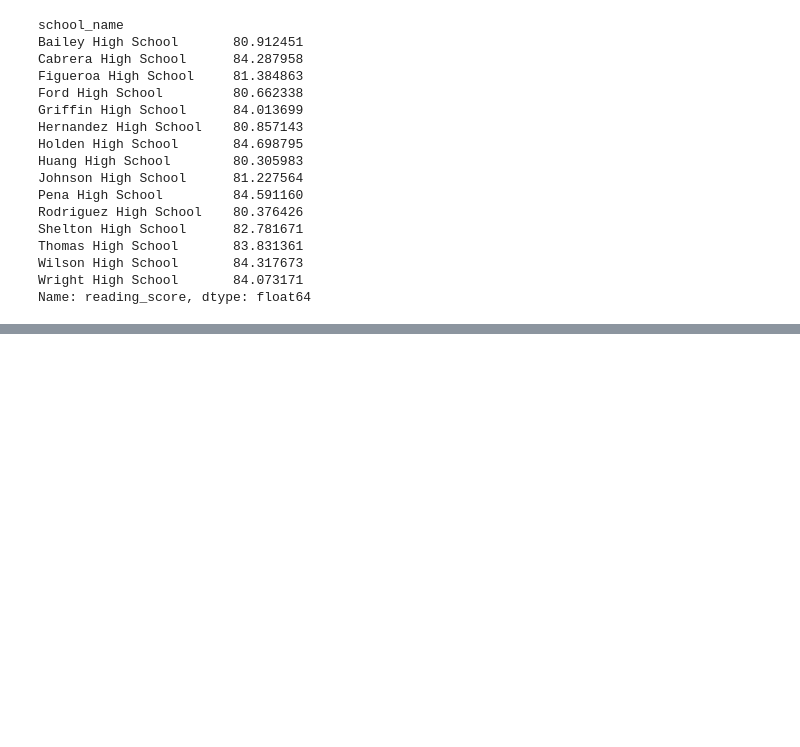
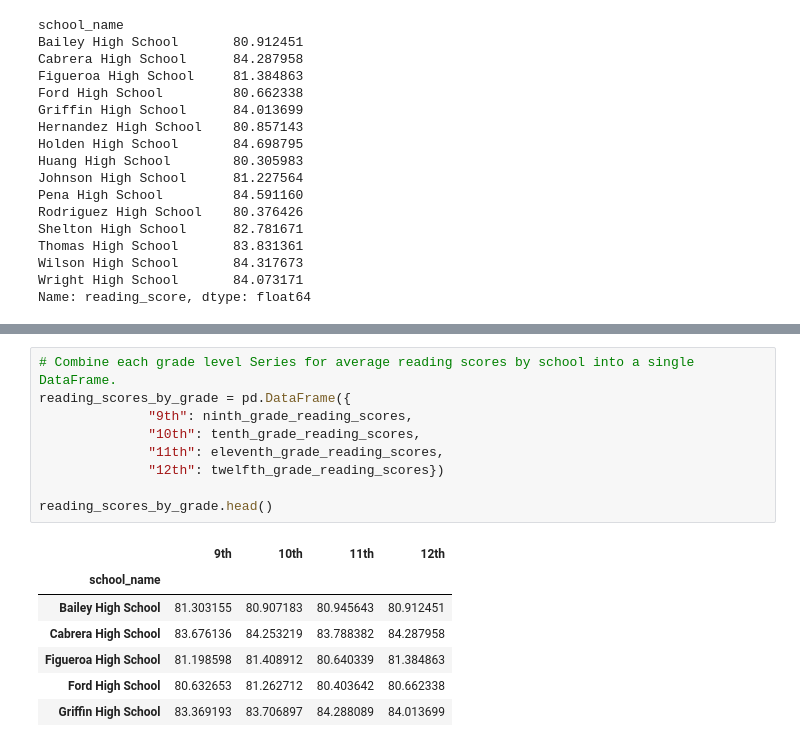
Before and after one commit to sabhafalki/Module-4-Example-School_District_Analysis, a Jupyter notebook: PyCitySchools.ipynb, the cells around one changed output, grey strips where cells are left out. Cells and saved outputs as stored; diff of their text form; blank space fills up the shorter version.

```diff
--- a/PyCitySchools.ipynb
+++ b/PyCitySchools.ipynb
@@ -1101,0 +1117,17 @@ Name: reading_score, dtype: float64
+# %%
+# Combine each grade level Series for average reading scores by school into a single DataFrame.
+reading_scores_by_grade = pd.DataFrame({
+              "9th": ninth_grade_reading_scores,
+              "10th": tenth_grade_reading_scores,
+              "11th": eleventh_grade_reading_scores,
+              "12th": twelfth_grade_reading_scores})
+
+reading_scores_by_grade.head()
+# %% [output]
+|  | 9th | 10th | 11th | 12th |
+| school_name |  |  |  |  |
+| Bailey High School | 81.303155 | 80.907183 | 80.945643 | 80.912451 |
+| Cabrera High School | 83.676136 | 84.253219 | 83.788382 | 84.287958 |
+| Figueroa High School | 81.198598 | 81.408912 | 80.640339 | 81.384863 |
+| Ford High School | 80.632653 | 81.262712 | 80.403642 | 80.662338 |
+| Griffin High School | 83.369193 | 83.706897 | 84.288089 | 84.013699 |
```
Also changed, not shown: parts of 3 cells of this notebook.
